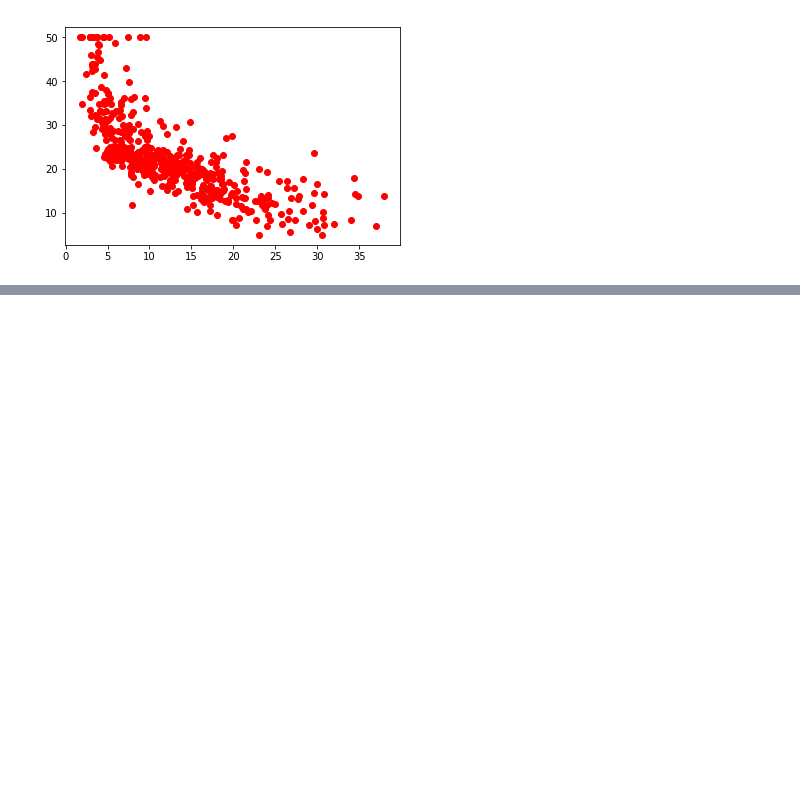
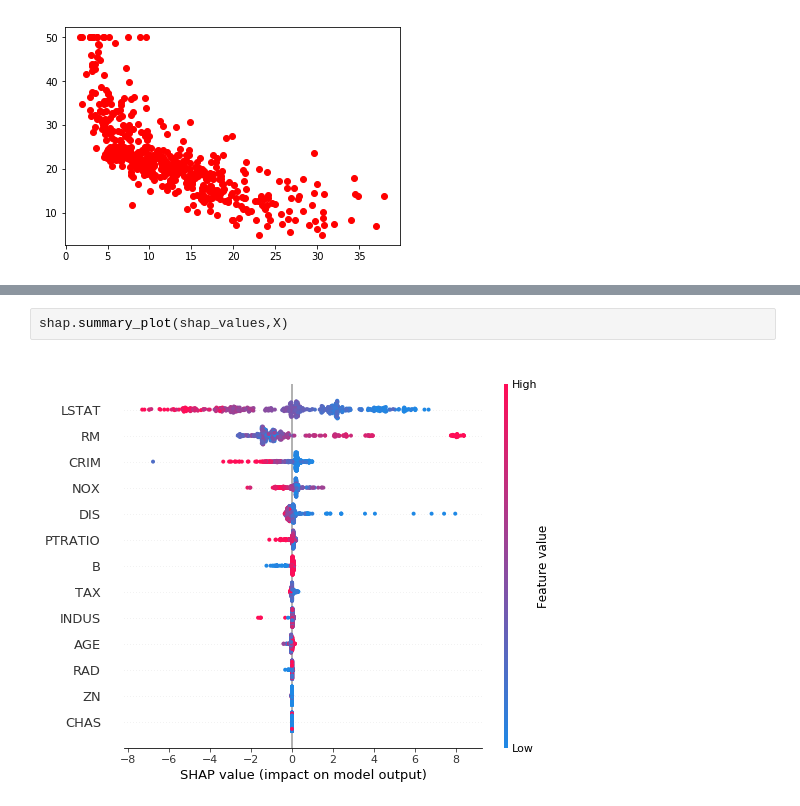
Before and after one commit to PengInGitHub/catboost, a Jupyter notebook: SHAP.ipynb, the cells around one changed output, grey strips where cells are left out. Cells and saved outputs as stored; diff of their text form; blank space fills up the shorter version.

Commit message:
update shap exercise

```diff
--- a/SHAP.ipynb
+++ b/SHAP.ipynb
@@ -105,0 +124,4 @@ plt.plot(X.LSTAT, y, 'ro')
+# %%
+shap.summary_plot(shap_values,X)
+# %% [output]
+[figure, added]
```
Also changed, not shown: parts of 6 cells of this notebook.
